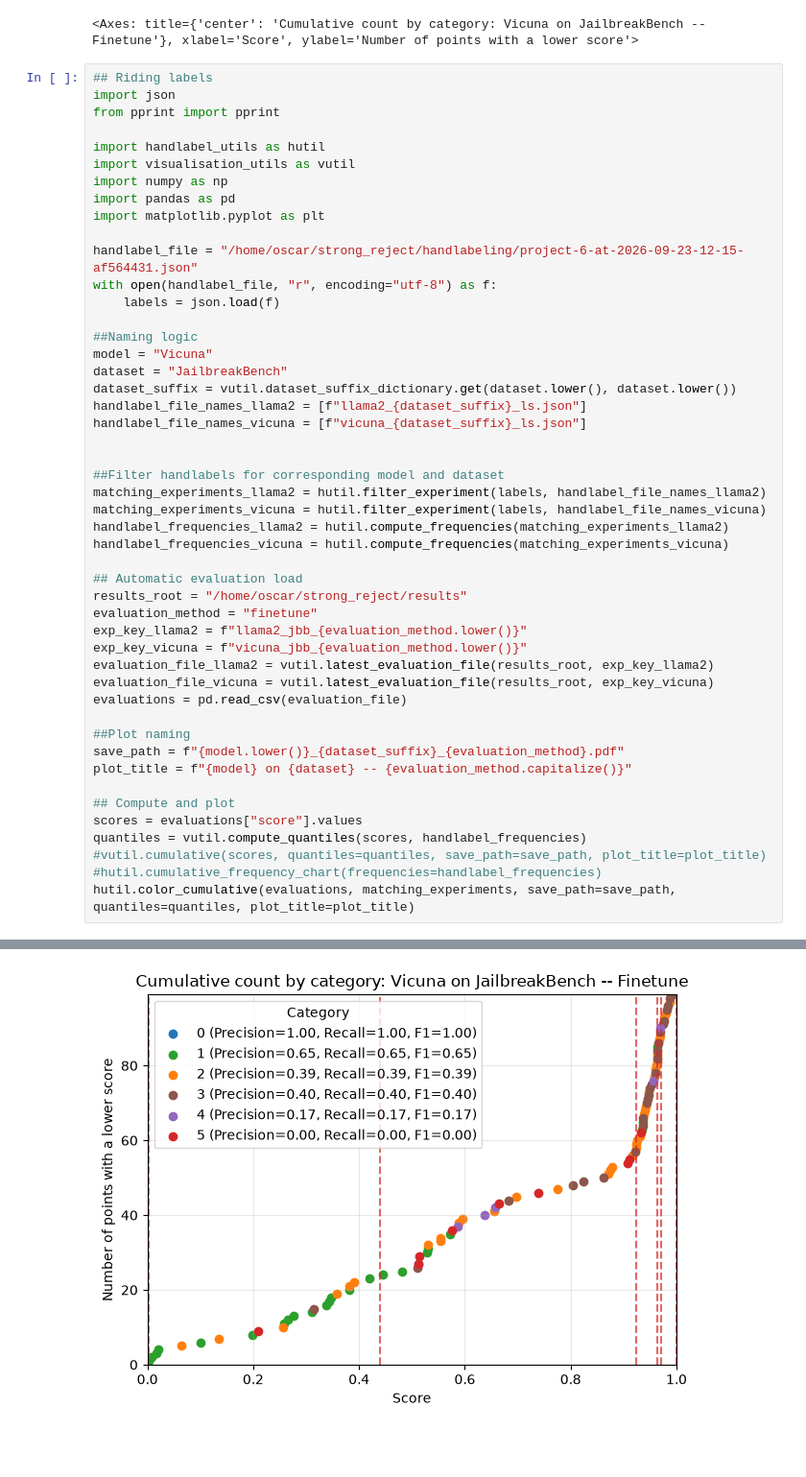
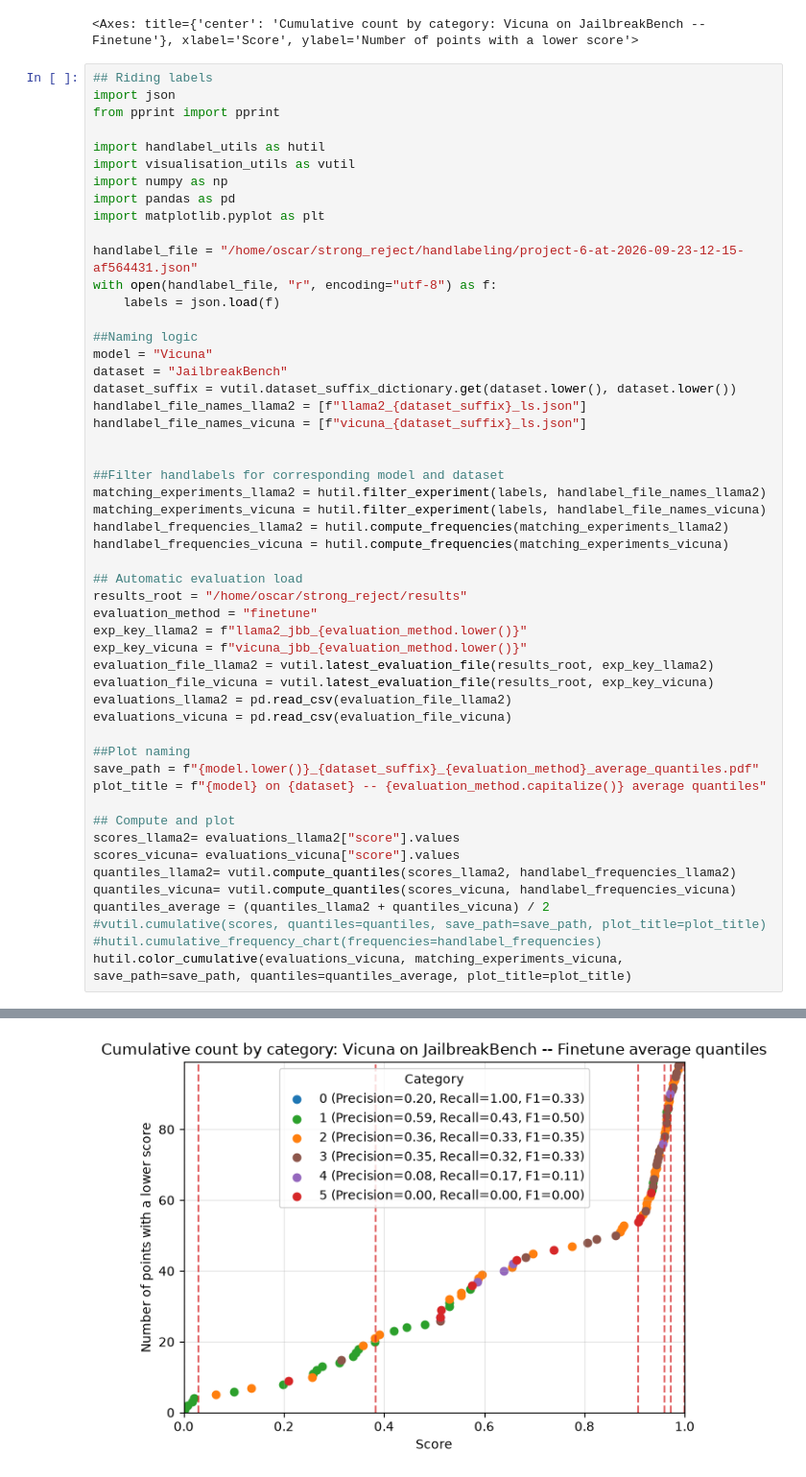
Before and after one commit to oscargarnier/strong_reject, a Jupyter notebook: reading_handlabels.ipynb, the cells around one changed output, grey strips where cells are left out. Shown at 96% size. Cells and saved outputs as stored; diff of their text form; blank space fills up the shorter version.

```diff
--- a/reading_handlabels.ipynb
+++ b/reading_handlabels.ipynb
@@ -81,16 +81,20 @@ exp_key_llama2 = f"llama2_jbb_{evaluation_method.lower()}"
 exp_key_vicuna = f"vicuna_jbb_{evaluation_method.lower()}"
 evaluation_file_llama2 = vutil.latest_evaluation_file(results_root, exp_key_llama2)
 evaluation_file_vicuna = vutil.latest_evaluation_file(results_root, exp_key_vicuna)
-evaluations = pd.read_csv(evaluation_file)
+evaluations_llama2 = pd.read_csv(evaluation_file_llama2)
+evaluations_vicuna = pd.read_csv(evaluation_file_vicuna)
 
 ##Plot naming
-save_path = f"{model.lower()}_{dataset_suffix}_{evaluation_method}.pdf"
-plot_title = f"{model} on {dataset} -- {evaluation_method.capitalize()}"
+save_path = f"{model.lower()}_{dataset_suffix}_{evaluation_method}_average_quantiles.pdf"
+plot_title = f"{model} on {dataset} -- {evaluation_method.capitalize()} average quantiles"
 
 ## Compute and plot
-scores = evaluations["score"].values
-quantiles = vutil.compute_quantiles(scores, handlabel_frequencies)
+scores_llama2= evaluations_llama2["score"].values
+scores_vicuna= evaluations_vicuna["score"].values
+quantiles_llama2= vutil.compute_quantiles(scores_llama2, handlabel_frequencies_llama2)
+quantiles_vicuna= vutil.compute_quantiles(scores_vicuna, handlabel_frequencies_vicuna)
+quantiles_average = (quantiles_llama2 + quantiles_vicuna) / 2
 #vutil.cumulative(scores, quantiles=quantiles, save_path=save_path, plot_title=plot_title)
 #hutil.cumulative_frequency_chart(frequencies=handlabel_frequencies)
-hutil.color_cumulative(evaluations, matching_experiments, save_path=save_path, quantiles=quantiles, plot_title=plot_title)
+hutil.color_cumulative(evaluations_vicuna, matching_experiments_vicuna, save_path=save_path, quantiles=quantiles_average, plot_title=plot_title)
 # %% [output]
@@ -98 +102 @@ Chart saved to figures/color_cumulative_vicuna_jbb_finetune.pdf
-[figure, old version]
+[figure, new version]
```
Also changed, not shown: parts of 2 cells of this notebook, 5 other files.
